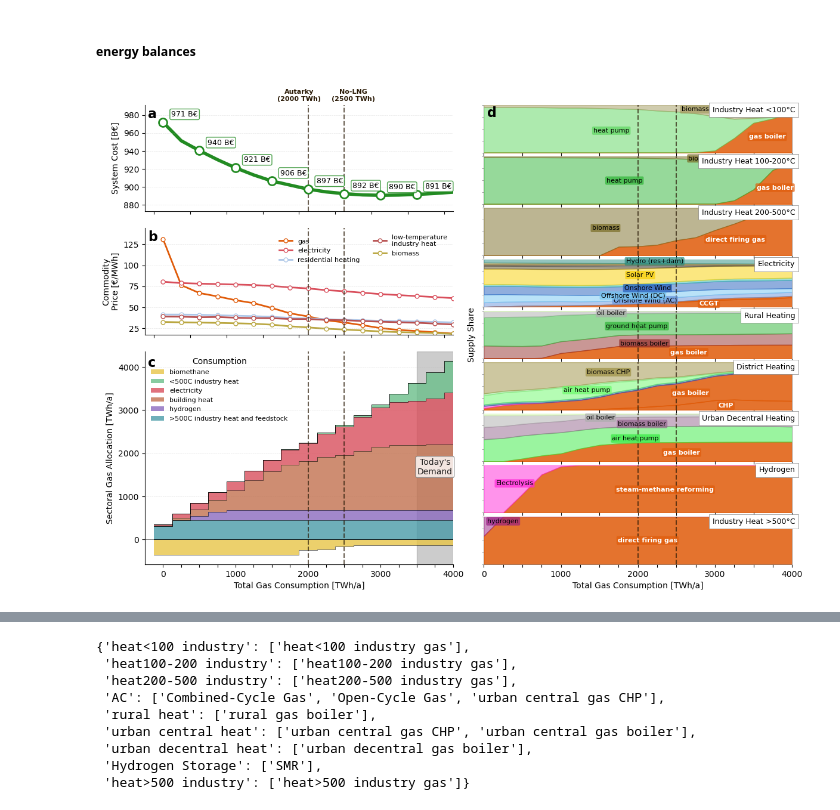
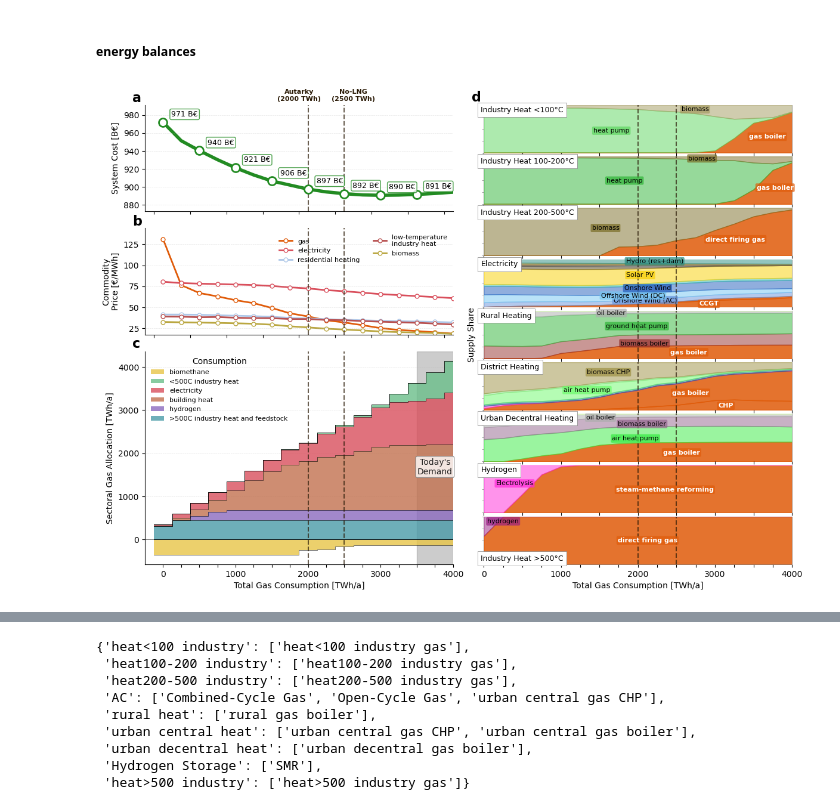
Before and after one commit to LukasFrankenQ/resilient-pypsa-eur, a Jupyter notebook: notebooks/plot_total_gas_use.ipynb, the cells around one changed output, grey strips where cells are left out. Saved outputs shown, nothing was run; the diff lists cells and outputs as text; code cells hidden in the pictures.

```diff
--- a/notebooks/plot_total_gas_use.ipynb
+++ b/notebooks/plot_total_gas_use.ipynb
@@ -491,7 +491,7 @@ for i in range(0, len(cost_x) - 2, 2):
                  markeredgecolor=cost_color, markeredgewidth=2, zorder=15)
 
 # Place label "a" at upper left of ax_cost
-ax_cost.text(0.01, 0.98, "a", transform=ax_cost.transAxes, fontsize=16, fontweight="bold", va="top", ha="left")
+ax_cost.text(-0.04, 1.13, "a", transform=ax_cost.transAxes, fontsize=16, fontweight="bold", va="top", ha="left")
 
 # --- Left: Commodity Prices ---
 comm_handles = []
@@ -515,7 +515,7 @@ ax_comm.set_ylabel('Commodity\nPrice [€/MWh]')
 ax_comm.legend(comm_handles, comm_labels, loc='upper right', frameon=False, ncol=2, fontsize=8)
 
 # Place label "b" at upper left of ax_comm
-ax_comm.text(0.01, 0.98, "b", transform=ax_comm.transAxes, fontsize=16, fontweight="bold", va="top", ha="left")
+ax_comm.text(-0.04, 1.13, "b", transform=ax_comm.transAxes, fontsize=16, fontweight="bold", va="top", ha="left")
 
 # --- Left: Sectoral Gas Allocation ---
 ax_alloc.axhline(0, **line_kwargs)
@@ -541,7 +541,7 @@ for carrier in sector_items[::-1]:
 ax_alloc.legend(handles, labels, loc='upper left', frameon=False, ncol=1, title='Consumption', fontsize=8)
 
 # Place label "c" at upper left of ax_alloc
-ax_alloc.text(0.01, 0.98, "c", transform=ax_alloc.transAxes, fontsize=16, fontweight="bold", va="top", ha="left")
+ax_alloc.text(-0.04, 1.07, "c", transform=ax_alloc.transAxes, fontsize=16, fontweight="bold", va="top", ha="left")
 
 # Shared formatting for left column
 for ax in [ax_cost, ax_comm, ax_alloc]:
@@ -666,14 +666,18 @@ for i, (bc, panel) in enumerate(right_panel_data.items()):
         cumulative += y
 
     # Bus carrier label
-    ax.text(1.01, 0.98, nice_demand_names[bc], transform=ax.transAxes, fontsize=9,
-            va='top', ha='right',
+    if bc == 'heat>500 industry':
+        ypos = 0.2
+    else:
+        ypos = 0.98
+    ax.text(-0.01, ypos, nice_demand_names[bc], transform=ax.transAxes, fontsize=9,
+            va='top', ha='left',
             # bbox=dict(boxstyle='round,pad=0.2', fc='white', alpha=1, ec='grey', lw=0.5))
             bbox=dict(fc='white', alpha=1, ec='grey', lw=0.5))
 
     # Place label "d" at upper left of first right column axis only
     if i == 0:
-        ax.text(0.01, 0.98, "d", transform=ax.transAxes, fontsize=16, fontweight="bold", va="top", ha="left")
+        ax.text(-0.04, 1.3, "d", transform=ax.transAxes, fontsize=16, fontweight="bold", va="top", ha="left")
 
     if i == middle_ax_index:
         ax.set_ylabel('Supply Share')
@@ -711,31 +715,31 @@ for i, (bc, panel) in enumerate(right_panel_data.items()):
         ax2.tick_params(axis='x', colors='red')
         ax2.spines['top'].set_edgecolor('red')
         ax2.spines['top'].set_linewidth(0.5)
     '''
 
 for i, ax in enumerate([ax_cost, ax_comm, ax_alloc]):
     # Draw lines
     line1 = ax.axvline(8.5, color=consumption_threshold_color, linestyle='--', linewidth=1.5, alpha=0.7)
     line2 = ax.axvline(10.5, color=consumption_threshold_color, linestyle='--', linewidth=1.5, alpha=0.7)
 
     # Add label on top of the line for the first axis only
     if i == 0:
         ylim = ax.get_ylim()
         y_text = ylim[1] + (ylim[1] - ylim[0]) * 0.03  # slight offset above y max
 
         ax.text(8, y_text, "Autarky\n(2000 TWh)", color=consumption_threshold_color, ha='center', va='bottom', fontsize=8, fontweight='bold')
         ax.text(11, y_text, "No-LNG\n(2500 TWh)", color=consumption_threshold_color, ha='center', va='bottom', fontsize=8, fontweight='bold')
 
 
 
 ax_right[-1].set_xticks(range(0, 4250, 250))
 ax_right[-1].set_xticklabels(sector_xticklabels)
 ax_right[-1].set_xlabel('Total Gas Consumption [TWh/a]')
 ax_right[-1].spines['bottom'].set_visible(True)
 
 plt.tight_layout()
 plt.savefig('main_results.pdf', bbox_inches='tight')
 plt.savefig(Path.cwd().parent.parent / 'gas_resilience' / 'imgs' / 'main_results.pdf', bbox_inches='tight')
 plt.show()
 # %% [output]
-[figure, old version]
+[figure, new version]
```
Also changed, not shown: parts of 2 cells of this notebook, 2 other files.
